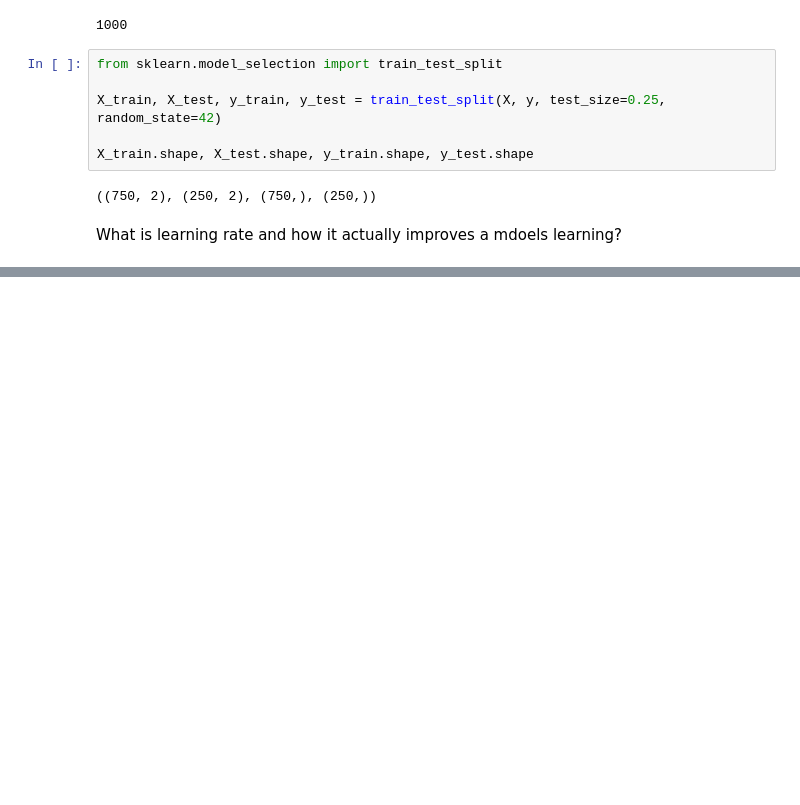
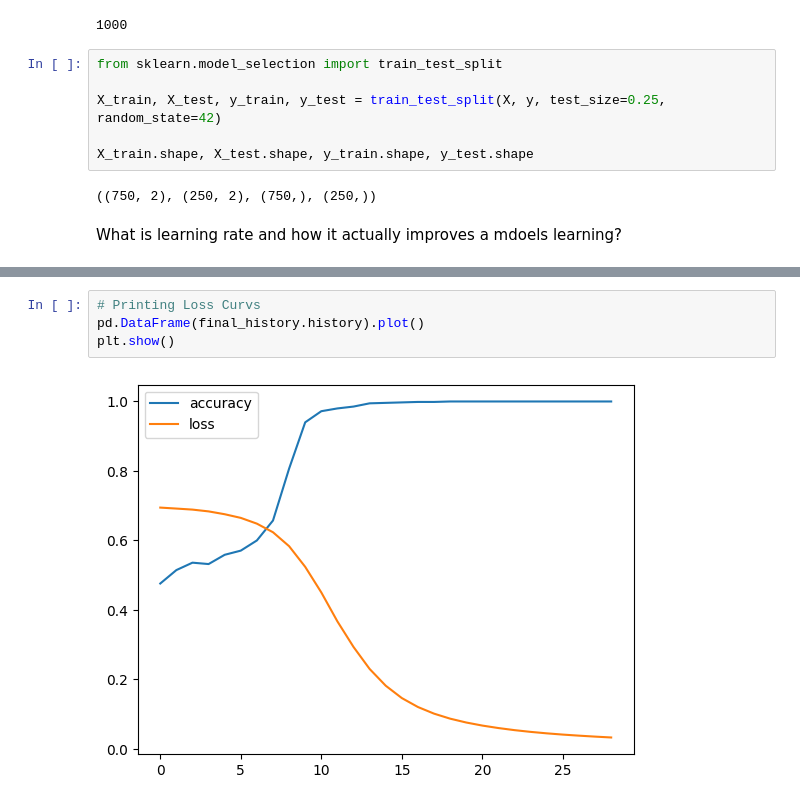
Before and after one commit to Sayantan615/Practice-Code, a Jupyter notebook: Tensorflow Labs/tensorflow_classification.ipynb, the cells around one changed output, grey strips where cells are left out. Drawn from its saved outputs; the diff is of its cells as text; blank space fills up the shorter version.

```diff
--- a/Tensorflow Labs/tensorflow_classification.ipynb
+++ b/Tensorflow Labs/tensorflow_classification.ipynb
@@ -466,0 +466,6 @@ plot_decision_boundary(final_model, X_test, y_test)
+# %%
+# Printing Loss Curvs
+pd.DataFrame(final_history.history).plot()
+plt.show()
+# %% [output]
+[figure, added]
```
Also changed, not shown: parts of 20 cells of this notebook.
